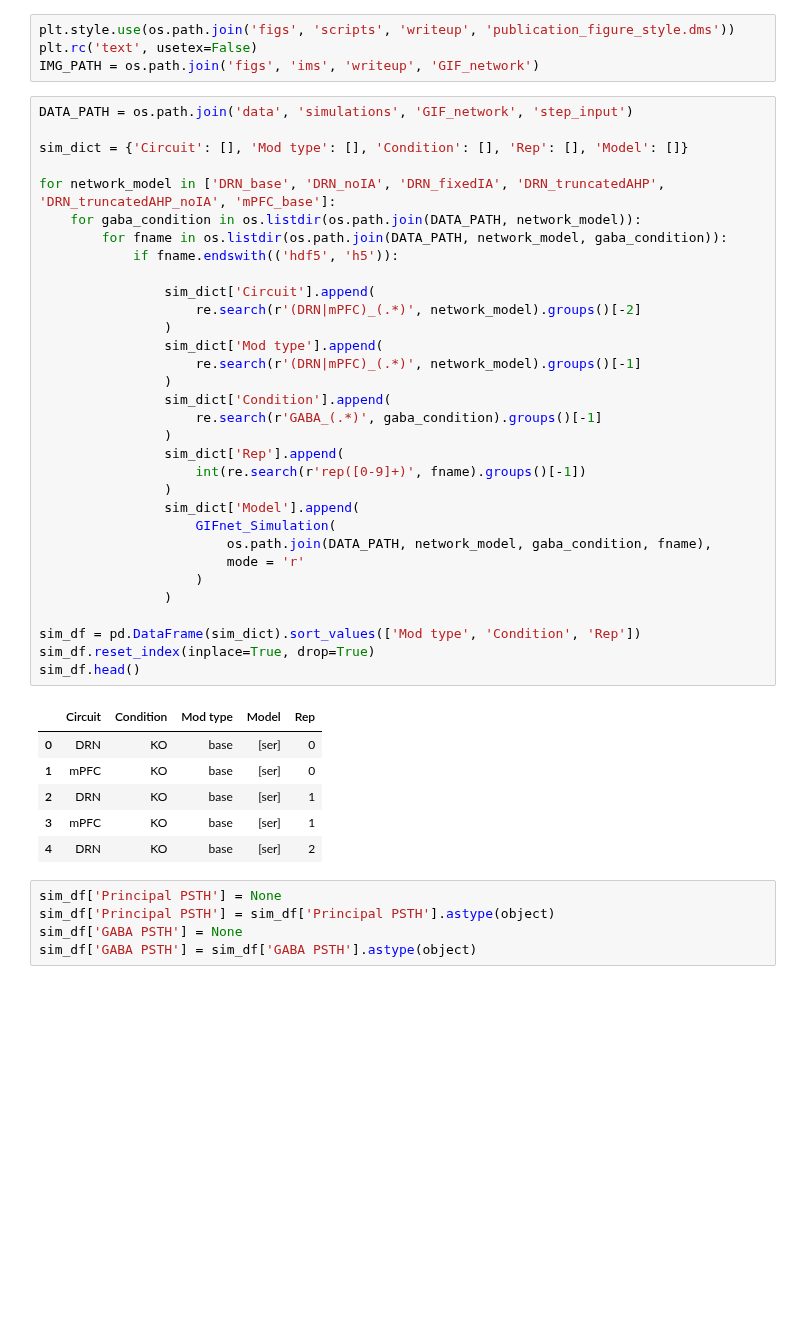
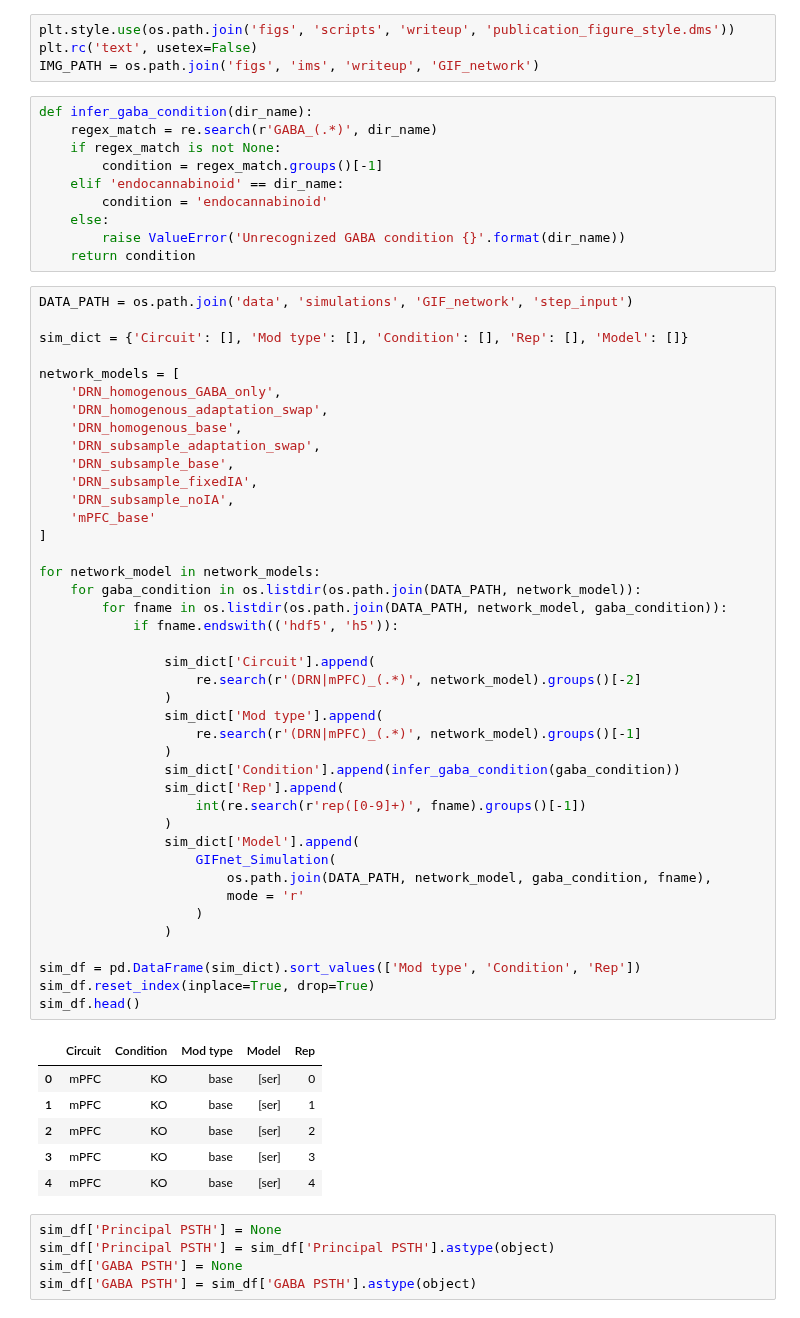
Before and after one commit to nauralcodinglab/raphegif, a Jupyter notebook: figs/scripts/writeup/gain_illustration.ipynb, the cells around one changed output. Drawn from its saved outputs; the diff is of its cells as text; blank space fills up the shorter version.

```diff
--- a/figs/scripts/writeup/gain_illustration.ipynb
+++ b/figs/scripts/writeup/gain_illustration.ipynb
@@ -29,45 +31,64 @@ from grr.CurveFit import plot_linear_fit
 plt.style.use(os.path.join('figs', 'scripts', 'writeup', 'publication_figure_style.dms'))
 plt.rc('text', usetex=False)
 IMG_PATH = os.path.join('figs', 'ims', 'writeup', 'GIF_network')
+# %%
+def infer_gaba_condition(dir_name):
+    regex_match = re.search(r'GABA_(.*)', dir_name)
+    if regex_match is not None:
+        condition = regex_match.groups()[-1]
+    elif 'endocannabinoid' == dir_name:
+        condition = 'endocannabinoid'
+    else:
+        raise ValueError('Unrecognized GABA condition {}'.format(dir_name))
+    return condition
 # %%
 DATA_PATH = os.path.join('data', 'simulations', 'GIF_network', 'step_input')
 
 sim_dict = {'Circuit': [], 'Mod type': [], 'Condition': [], 'Rep': [], 'Model': []}
 
-for network_model in ['DRN_base', 'DRN_noIA', 'DRN_fixedIA', 'DRN_truncatedAHP', 'DRN_truncatedAHP_noIA', 'mPFC_base']:
+network_models = [
+    'DRN_homogenous_GABA_only',
+    'DRN_homogenous_adaptation_swap',
+    'DRN_homogenous_base',
+    'DRN_subsample_adaptation_swap',
+    'DRN_subsample_base',
+    'DRN_subsample_fixedIA',
+    'DRN_subsample_noIA',
+    'mPFC_base'
+]
+
+for network_model in network_models:
     for gaba_condition in os.listdir(os.path.join(DATA_PATH, network_model)):
         for fname in os.listdir(os.path.join(DATA_PATH, network_model, gaba_condition)):
             if fname.endswith(('hdf5', 'h5')):
 
                 sim_dict['Circuit'].append(
                     re.search(r'(DRN|mPFC)_(.*)', network_model).groups()[-2]
                 )
                 sim_dict['Mod type'].append(
                     re.search(r'(DRN|mPFC)_(.*)', network_model).groups()[-1]
                 )
-                sim_dict['Condition'].append(
-                    re.search(r'GABA_(.*)', gaba_condition).groups()[-1]
-                )
+                sim_dict['Condition'].append(infer_gaba_condition(gaba_condition))
                 sim_dict['Rep'].append(
                     int(re.search(r'rep([0-9]+)', fname).groups()[-1])
                 )
                 sim_dict['Model'].append(
                     GIFnet_Simulation(
                         os.path.join(DATA_PATH, network_model, gaba_condition, fname),
                         mode = 'r'
                     )
                 )
 
 sim_df = pd.DataFrame(sim_dict).sort_values(['Mod type', 'Condition', 'Rep'])
 sim_df.reset_index(inplace=True, drop=True)
 sim_df.head()
 # %% [output]
 |  | Circuit | Condition | Mod type | Model | Rep |
-| 0 | DRN | KO | base | [ser] | 0 |
-| 1 | mPFC | KO | base | [ser] | 0 |
-| 2 | DRN | KO | base | [ser] | 1 |
-| 3 | mPFC | KO | base | [ser] | 1 |
-| 4 | DRN | KO | base | [ser] | 2 |
+| 0 | mPFC | KO | base | [ser] | 0 |
+| 1 | mPFC | KO | base | [ser] | 1 |
+| 2 | mPFC | KO | base | [ser] | 2 |
+| 3 | mPFC | KO | base | [ser] | 3 |
+| 4 | mPFC | KO | base | [ser] | 4 |
 # %%
 sim_df['Principal PSTH'] = None
 sim_df['Principal PSTH'] = sim_df['Principal PSTH'].astype(object)
```
Also changed, not shown: parts of 33 cells of this notebook.
